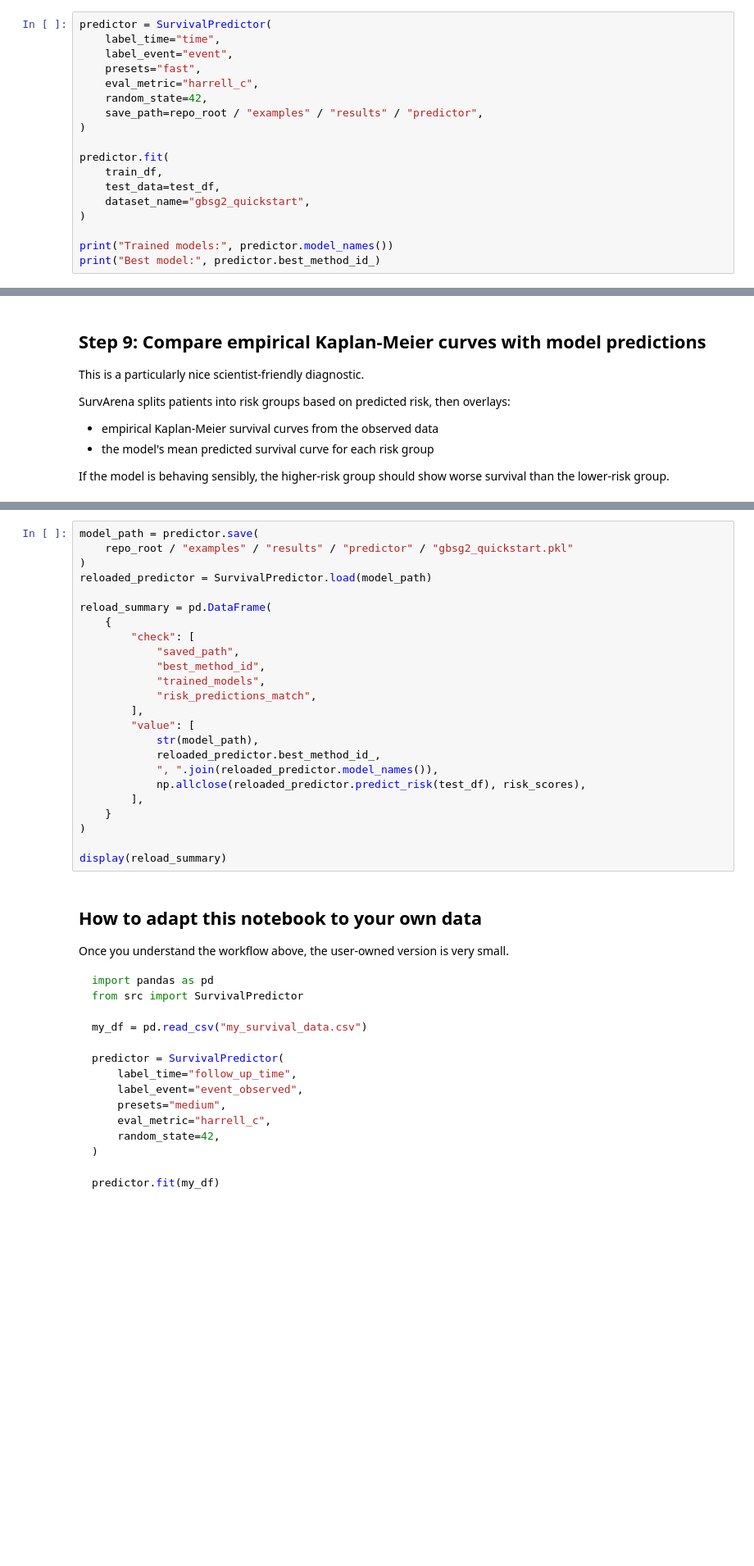
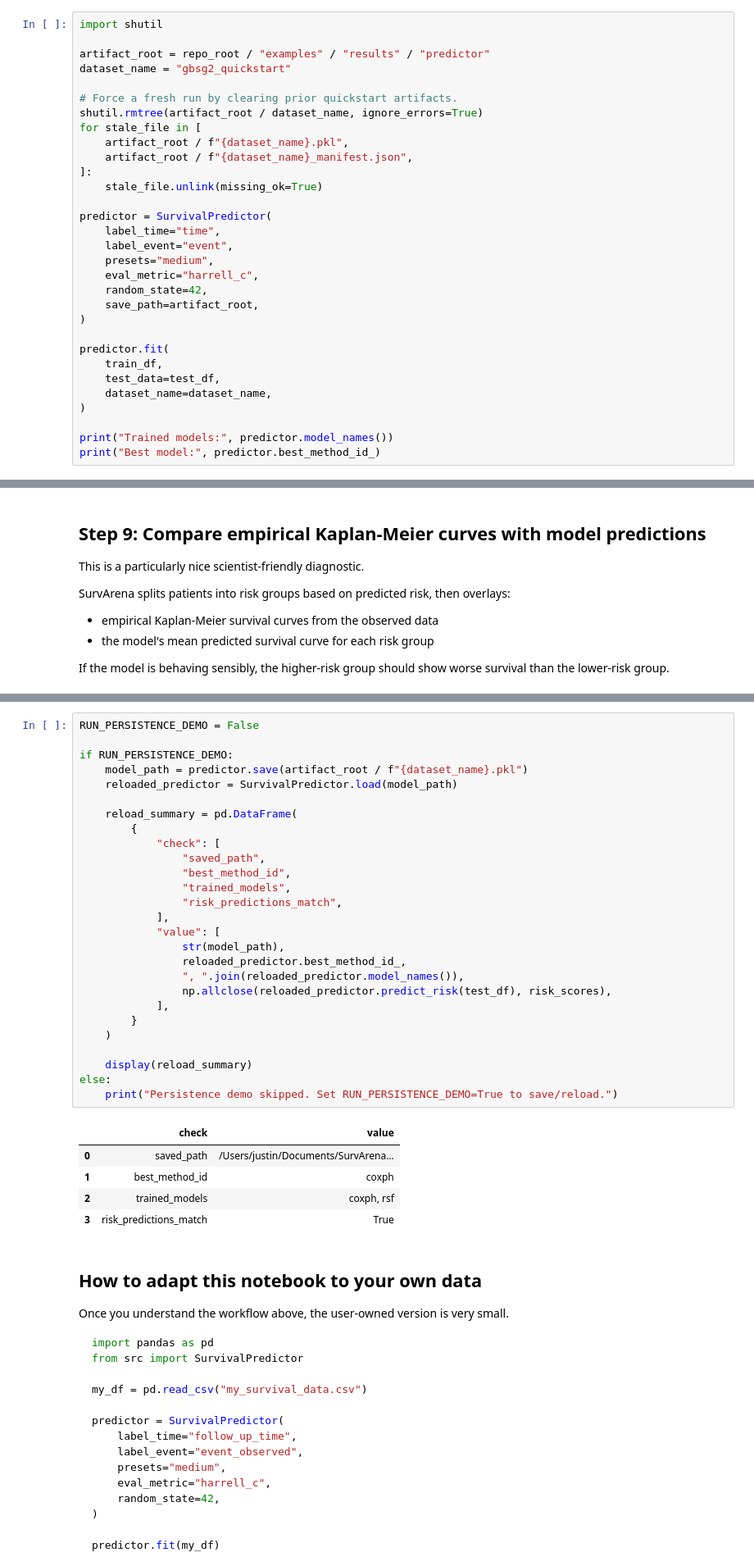
Before and after one commit to MasalaKimchi/SurvArena, a Jupyter notebook: examples/survival_predictor_quickstart.ipynb, the cells around one changed output, grey strips where cells are left out. Shown at 82% size. Cells and saved outputs as stored; diff of their text form; blank space fills up the shorter version.

Commit message:
Fix predictor packaging and reuse tuning metrics

```diff
--- a/examples/survival_predictor_quickstart.ipynb
+++ b/examples/survival_predictor_quickstart.ipynb
@@ -176,19 +200,32 @@ Important arguments:
 
 The `fast` preset is a good place to start. After you understand the workflow, you can switch to `medium` for a broader search.
 # %%
+import shutil
+
+artifact_root = repo_root / "examples" / "results" / "predictor"
+dataset_name = "gbsg2_quickstart"
+
+# Force a fresh run by clearing prior quickstart artifacts.
+shutil.rmtree(artifact_root / dataset_name, ignore_errors=True)
+for stale_file in [
+    artifact_root / f"{dataset_name}.pkl",
+    artifact_root / f"{dataset_name}_manifest.json",
+]:
+    stale_file.unlink(missing_ok=True)
+
 predictor = SurvivalPredictor(
     label_time="time",
     label_event="event",
-    presets="fast",
+    presets="medium",
     eval_metric="harrell_c",
     random_state=42,
-    save_path=repo_root / "examples" / "results" / "predictor",
+    save_path=artifact_root,
 )
 
 predictor.fit(
     train_df,
     test_data=test_df,
-    dataset_name="gbsg2_quickstart",
+    dataset_name=dataset_name,
 )
 
 print("Trained models:", predictor.model_names())
@@ -329,27 +415,36 @@ This is helpful when you want to train once and reuse the model later in another
 # %%
-model_path = predictor.save(
-    repo_root / "examples" / "results" / "predictor" / "gbsg2_quickstart.pkl"
-)
-reloaded_predictor = SurvivalPredictor.load(model_path)
+RUN_PERSISTENCE_DEMO = False
 
-reload_summary = pd.DataFrame(
-    {
-        "check": [
-            "saved_path",
-            "best_method_id",
-            "trained_models",
-            "risk_predictions_match",
-        ],
-        "value": [
-            str(model_path),
-            reloaded_predictor.best_method_id_,
-            ", ".join(reloaded_predictor.model_names()),
-            np.allclose(reloaded_predictor.predict_risk(test_df), risk_scores),
-        ],
-    }
-)
+if RUN_PERSISTENCE_DEMO:
+    model_path = predictor.save(artifact_root / f"{dataset_name}.pkl")
+    reloaded_predictor = SurvivalPredictor.load(model_path)
 
-display(reload_summary)
+    reload_summary = pd.DataFrame(
+        {
+            "check": [
+                "saved_path",
+                "best_method_id",
+                "trained_models",
+                "risk_predictions_match",
+            ],
+            "value": [
+                str(model_path),
+                reloaded_predictor.best_method_id_,
+                ", ".join(reloaded_predictor.model_names()),
+                np.allclose(reloaded_predictor.predict_risk(test_df), risk_scores),
+            ],
+        }
+    )
+
+    display(reload_summary)
+else:
+    print("Persistence demo skipped. Set RUN_PERSISTENCE_DEMO=True to save/reload.")
+# %% [output]
+|  | check | value |
+| 0 | saved_path | /Users/justin/Documents/SurvArena... |
+| 1 | best_method_id | coxph |
+| 2 | trained_models | coxph, rsf |
+| 3 | risk_predictions_match | True |
 # %% [markdown]
 ## How to adapt this notebook to your own data
 
```
Also changed, not shown: parts of 13 cells of this notebook, 8 other files.
